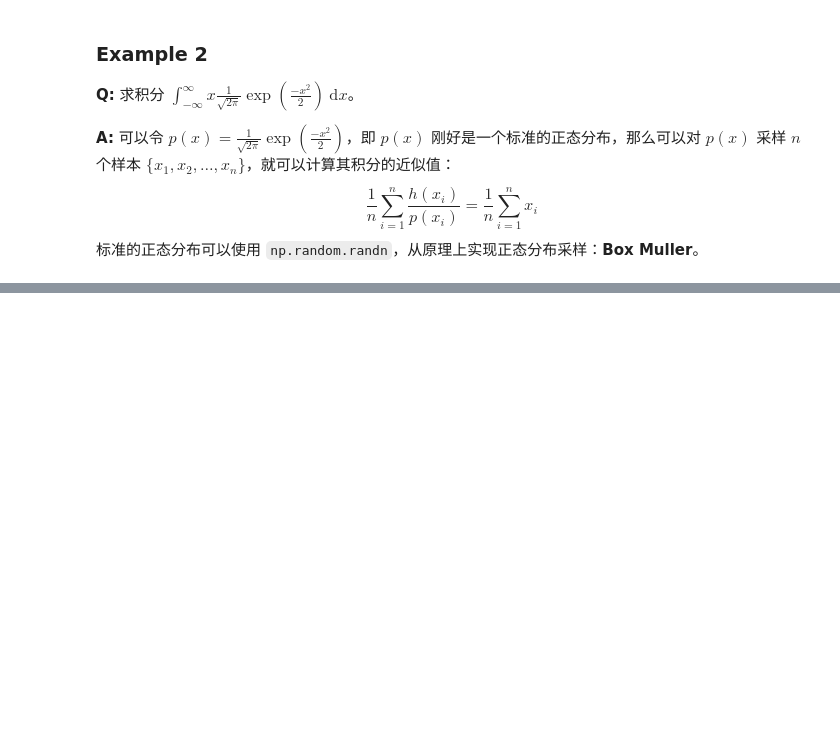
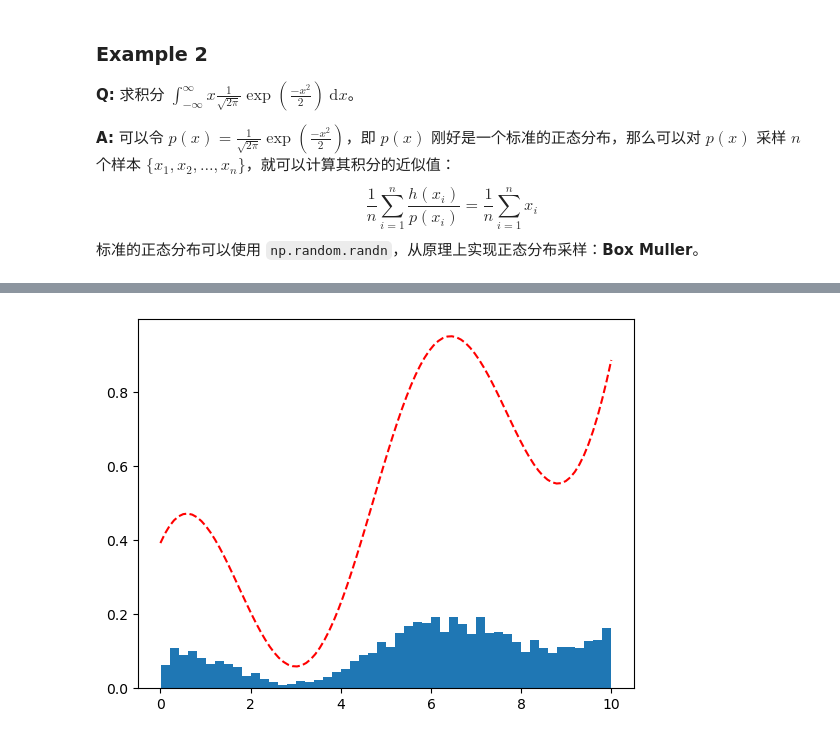
Before and after one commit to PythonBzyy/Machine-Learning, a Jupyter notebook: My Machine Learning/Monte Carlo/MonteCarlo.ipynb, the cells around one changed output, grey strips where cells are left out. Cells and saved outputs as stored; diff of their text form; code cells hidden in the pictures; blank space fills up the shorter version.

```diff
--- a/My Machine Learning/Monte Carlo/MonteCarlo.ipynb
+++ b/My Machine Learning/Monte Carlo/MonteCarlo.ipynb
@@ -92,0 +259,18 @@ $$
+# %%
+num_sampling = 10000
+samples_accept = []
+C = 2
+
+for i in range(num_sampling):
+    sample = np.random.uniform(0, 10)
+    alpha = p_func(sample) / (0.6 * C)  # 计算接受率
+    u = np.random.uniform(0, 1)  # Uniform(0, 1)
+
+    if u < alpha:
+        samples_accept.append(sample)
+# %%
+plt.plot(x, p_func(x), 'r--', label="p(x)", )  # TODO
+plt.hist(samples_accept, bins=50, density=True)
+plt.show()
+# %% [output]
+[figure, added]
```
Also changed, not shown: parts of 20 cells of this notebook, 1 other file.
